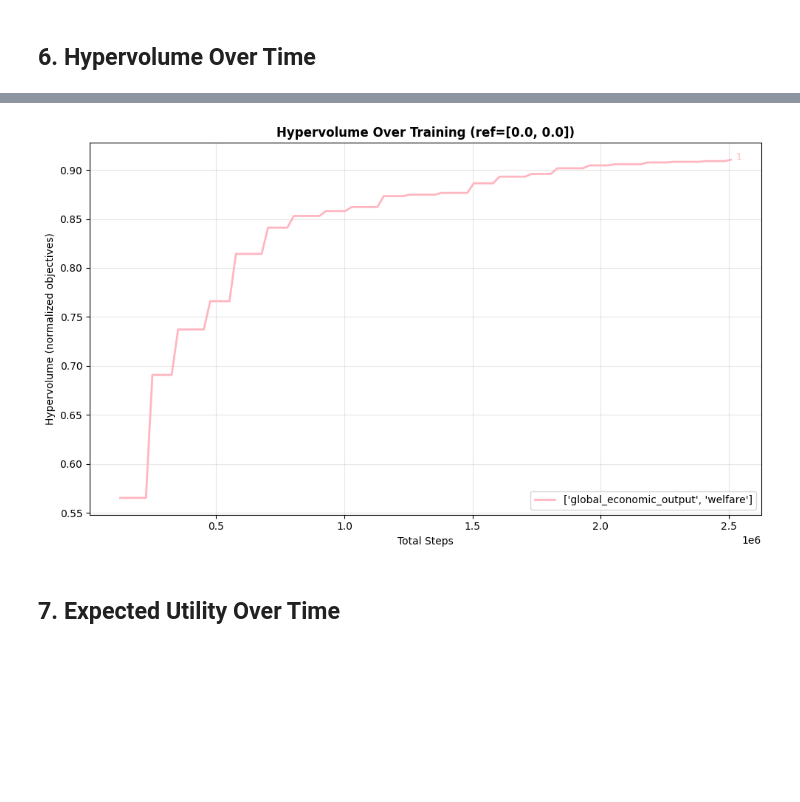
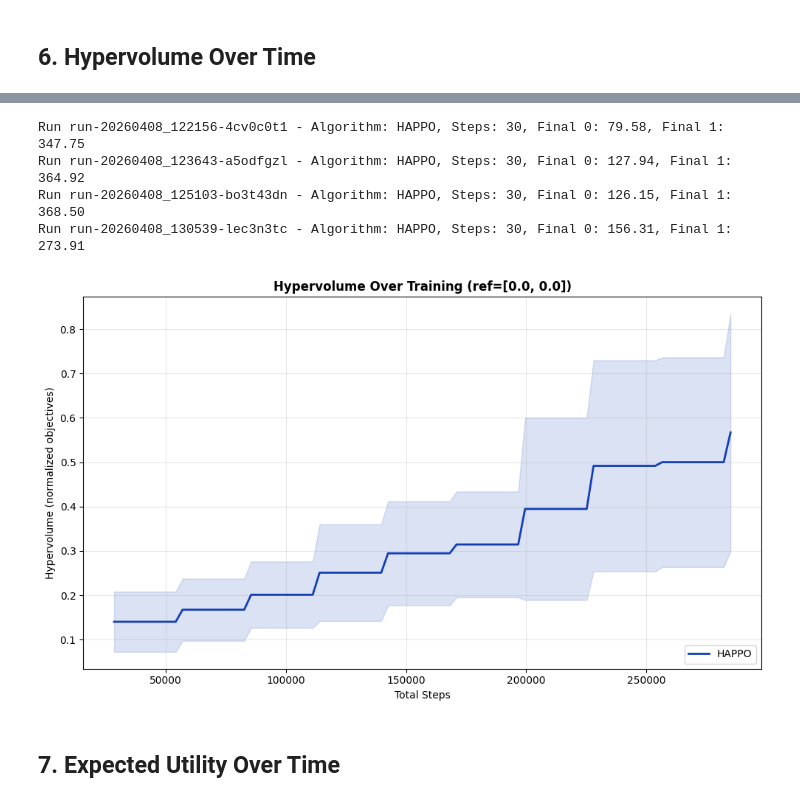
Before and after one commit to aleksandra-and/JUSTICE, a Jupyter notebook: thesis_rl/evaluation/momarl_visualization.ipynb, the cells around one changed output, grey strips where cells are left out. Saved outputs shown, nothing was run; the diff lists cells and outputs as text; code cells hidden in the pictures; blank space fills up the shorter version.

```diff
--- a/thesis_rl/evaluation/momarl_visualization.ipynb
+++ b/thesis_rl/evaluation/momarl_visualization.ipynb
@@ -10,7 +10,7 @@ Visualize Multi-Objective Multi-Agent RL training results from WandB logs.
 from pathlib import Path
 
 # Paths
-RESULTS_DIR = Path("../../momarl_results/welfare_experiments_2")
+RESULTS_DIR = Path("../../momarl_results/momarl_12_agents_comparison")
 OUTPUT_DIR = Path("./figures")
 
 # Hypervolume reference point (origin for maximization)
@@ -169,9 +129,7 @@ def runs_to_dataframe(runs: List[RunData]) -> pd.DataFrame:
 # %% [markdown]
 ## 4. Load Runs
 # %%
-runs = load_all_runs(RESULTS_DIR)
-df = runs_to_dataframe(runs)
-
+df = load_all_runs(RESULTS_DIR)
 
 print(f"Loaded {len(df)} runs from {RESULTS_DIR}")
 print(df["algorithm"].value_counts())
@@ -573,6 +477,11 @@ def plot_hypervolume_over_time(hv_over_time: Dict[str, Tuple[np.ndarray, np.ndar
 # %%
 if WANDB_AVAILABLE and USE_WANDB_API and HV_AVAILABLE:
     print("Fetching from WandB API...")
+    api = wandb.Api()
+    # print(api.runs(f"{WANDB_ENTITY}/{WANDB_PROJECT}"))
+    # for run in api.runs(f"{WANDB_ENTITY}/{WANDB_PROJECT}"):
+    #     print(run.path)
+    print(WANDB_ENTITY, WANDB_PROJECT)
     histories = fetch_training_history_from_wandb(df, WANDB_ENTITY, WANDB_PROJECT)
 
     # Extract algorithms from histories
@@ -587,15 +613,24 @@ Loaded 100 runs, algorithms: {'UNKNOWN'}
 # %%
+for run_id in histories:
+    print(f"Run {run_id} - Algorithm: {histories[run_id]['algorithm'].iloc[0]}, "
+          f"Steps: {len(histories[run_id])}, "
+          f"Final 0: {histories[run_id]['0'].iloc[-1]:.2f}, "
+          f"Final 1: {histories[run_id]['1'].iloc[-1]:.2f}")
 hv_over_time = compute_hypervolume_over_time(histories, HYPERVOLUME_REF_POINT)
 
 if hv_over_time:
     fig_hv_time = plot_hypervolume_over_time(hv_over_time)
     if SAVE_FIGURES:
         fig_hv_time.savefig(OUTPUT_DIR / "hypervolume_over_time.png", dpi=FIGURE_DPI, bbox_inches='tight')
     plt.show()
 else:
     print("No data for HV over time")
 # %% [output]
+Run run-20260408_122156-4cv0c0t1 - Algorithm: HAPPO, Steps: 30, Final 0: 79.58, Final 1: 347.75
+Run run-20260408_123643-a5odfgzl - Algorithm: HAPPO, Steps: 30, Final 0: 127.94, Final 1: 364.92
+Run run-20260408_125103-bo3t43dn - Algorithm: HAPPO, Steps: 30, Final 0: 126.15, Final 1: 368.50
+Run run-20260408_130539-lec3n3tc - Algorithm: HAPPO, Steps: 30, Final 0: 156.31, Final 1: 273.91
-[figure, old version]
+[figure, new version]
 # %% [markdown]
 ## 7. Expected Utility Over Time
 # %%
```
Also changed, not shown: parts of 12 cells of this notebook, 10 other files.
